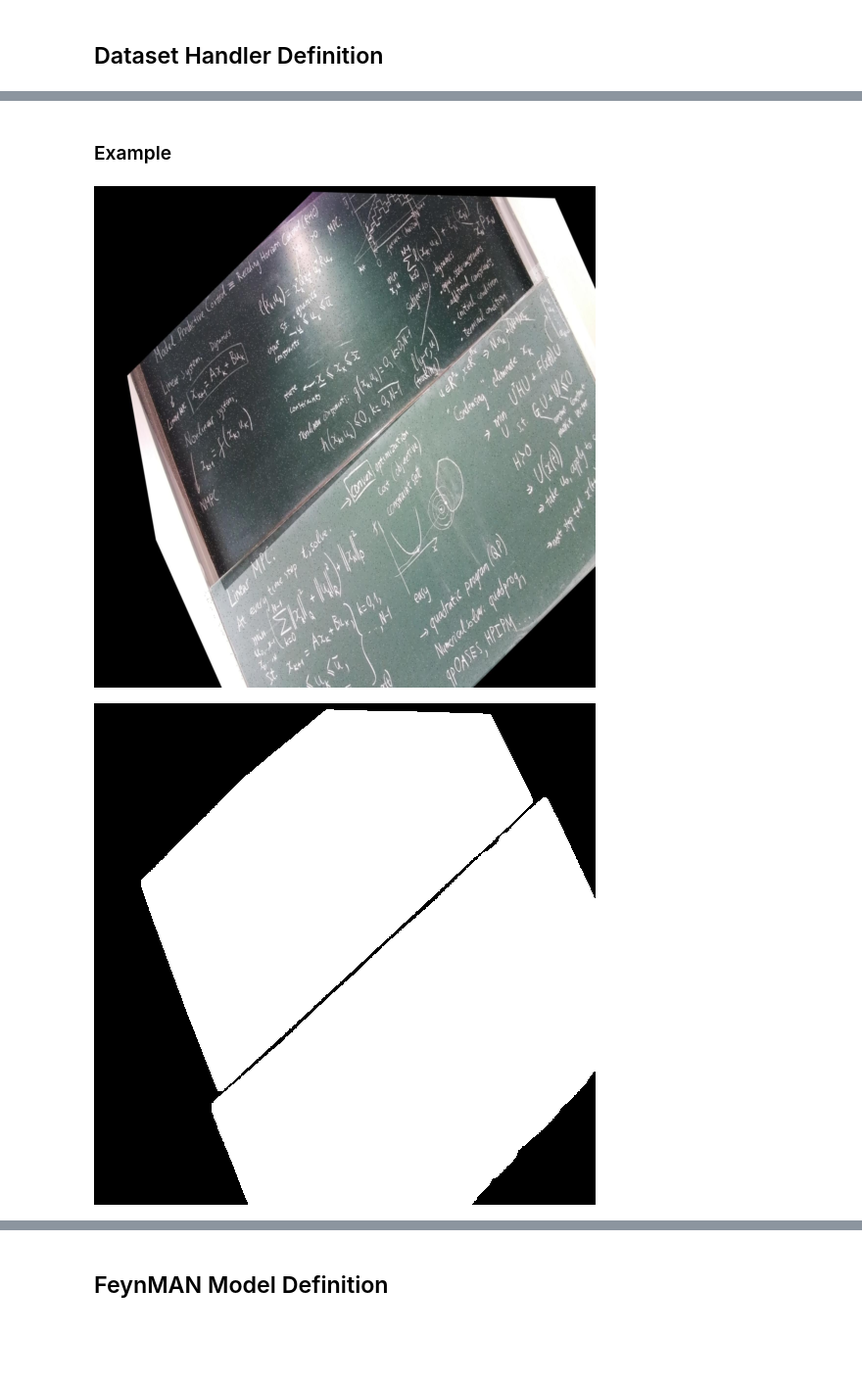
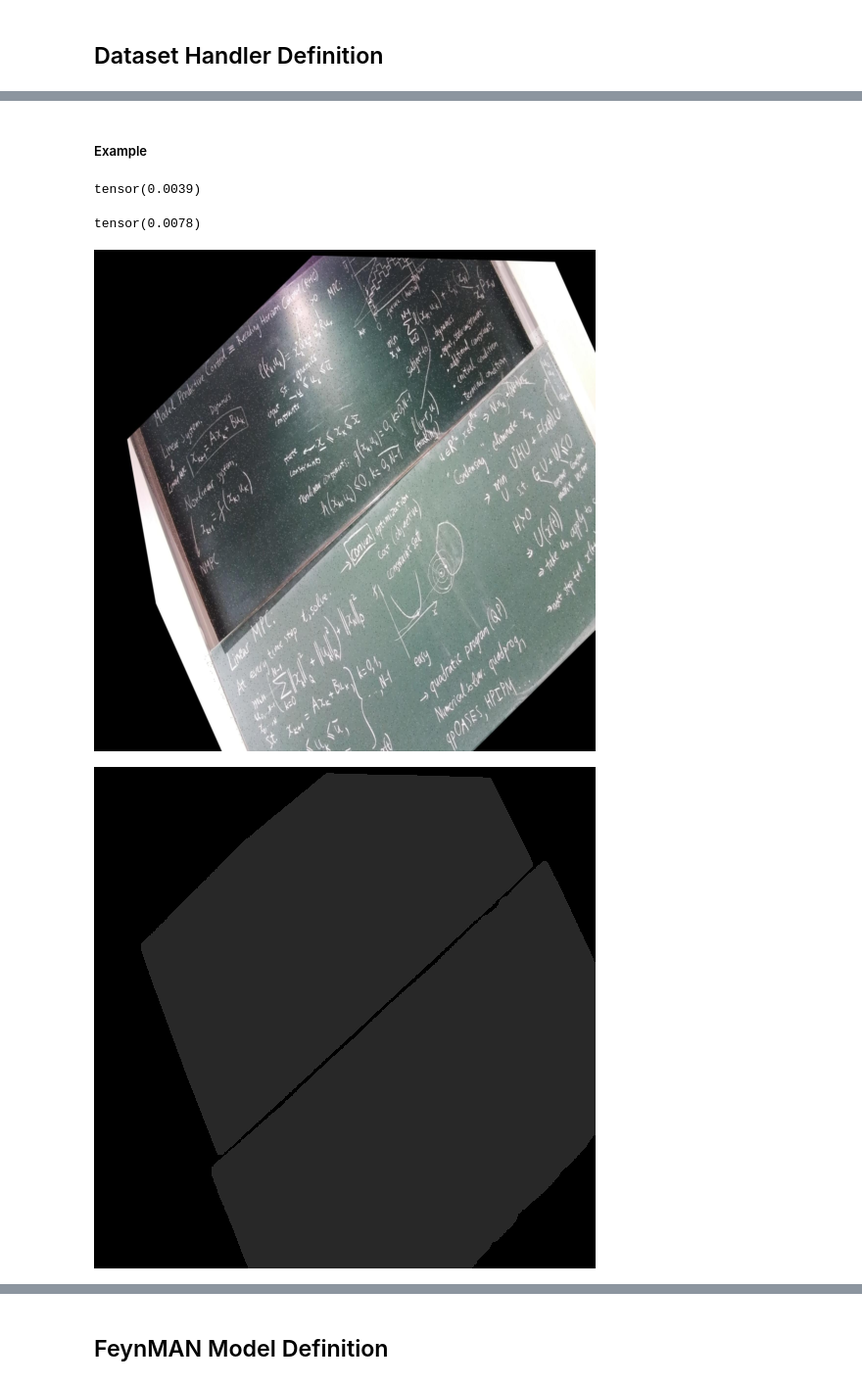
Before and after one commit to AlmTechSoftware/piper, a Jupyter notebook: training_data/research/feynman_2.ipynb, the cells around one changed output, grey strips where cells are left out. Shown at 98% size. Saved outputs shown, nothing was run; the diff lists cells and outputs as text; code cells hidden in the pictures; blank space fills up the shorter version.

```diff
--- a/training_data/research/feynman_2.ipynb
+++ b/training_data/research/feynman_2.ipynb
@@ -135,26 +226,37 @@ class PNGMaskDataset(Dataset):
         mask = self.transform(mask)
 
         return image, mask
+# %% [markdown]
+##### Example
 # %%
 import torchvision.transforms as T
 _tensor_pil_transform = T.ToPILImage()
 
 def tensor_to_pil(tensor):
     return _tensor_pil_transform(tensor)
-# %% [markdown]
-### Example
 # %%
 dataset = PNGMaskDataset("dataset/train")
 
 img, mask = dataset[0]
+img2, mask2 = dataset[2]
+
+display(torch.max(mask))
+display(torch.max(mask2))
 
 img = tensor_to_pil(img)
-mask = tensor_to_pil(mask * 255)
+mask = tensor_to_pil(mask * 40)
+
+img2 = tensor_to_pil(img2)
+mask2 = tensor_to_pil(mask2 * 40)
 
 display(img)
 display(mask)
+display(img2)
+display(mask2)
 
-del dataset, img, mask
+del dataset, img, mask, img2, mask2
 # %% [output]
+tensor(0.0039)
+tensor(0.0078)
 [figure]
-[figure, old version]
+[figure, new version]
```
Also changed, not shown: parts of 18 cells of this notebook.
